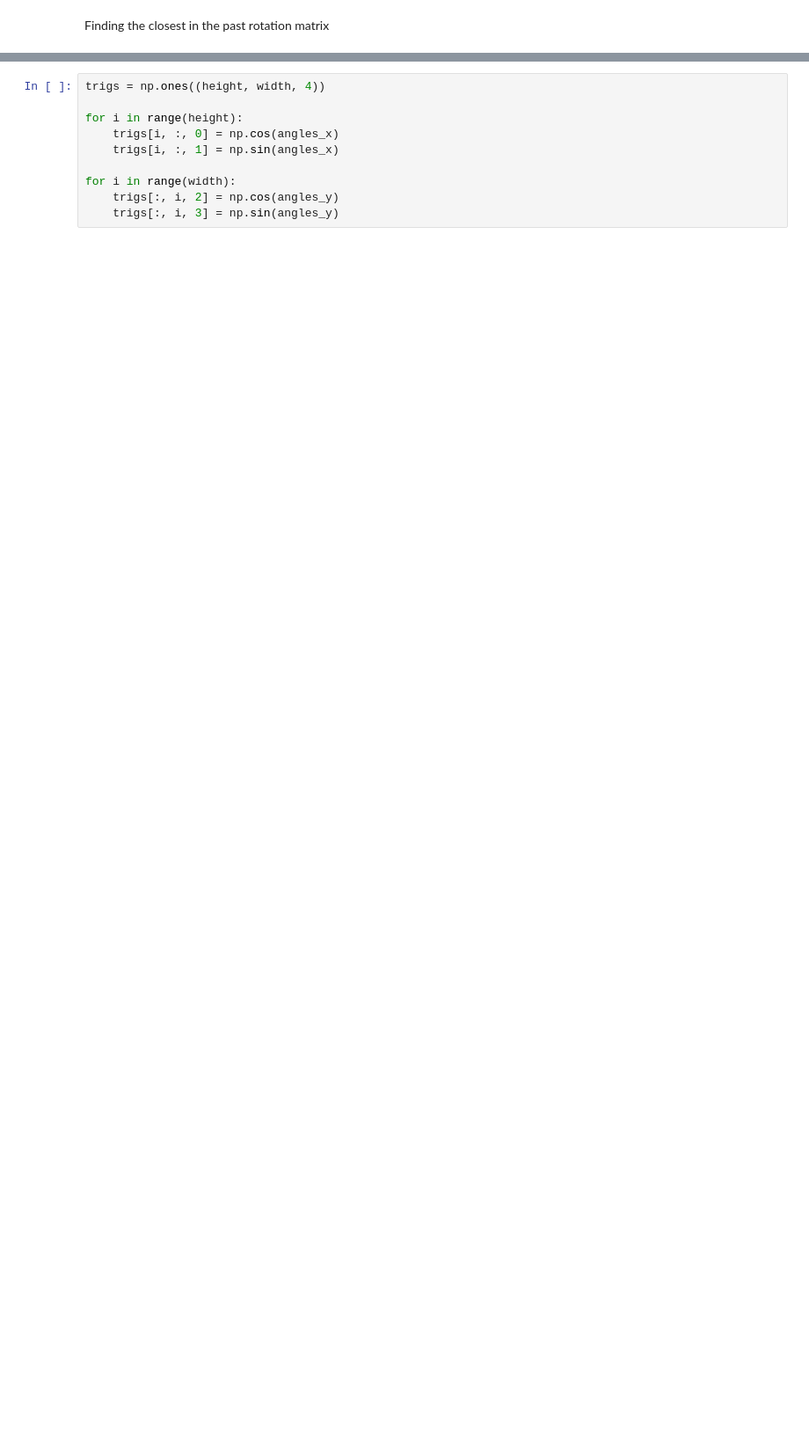
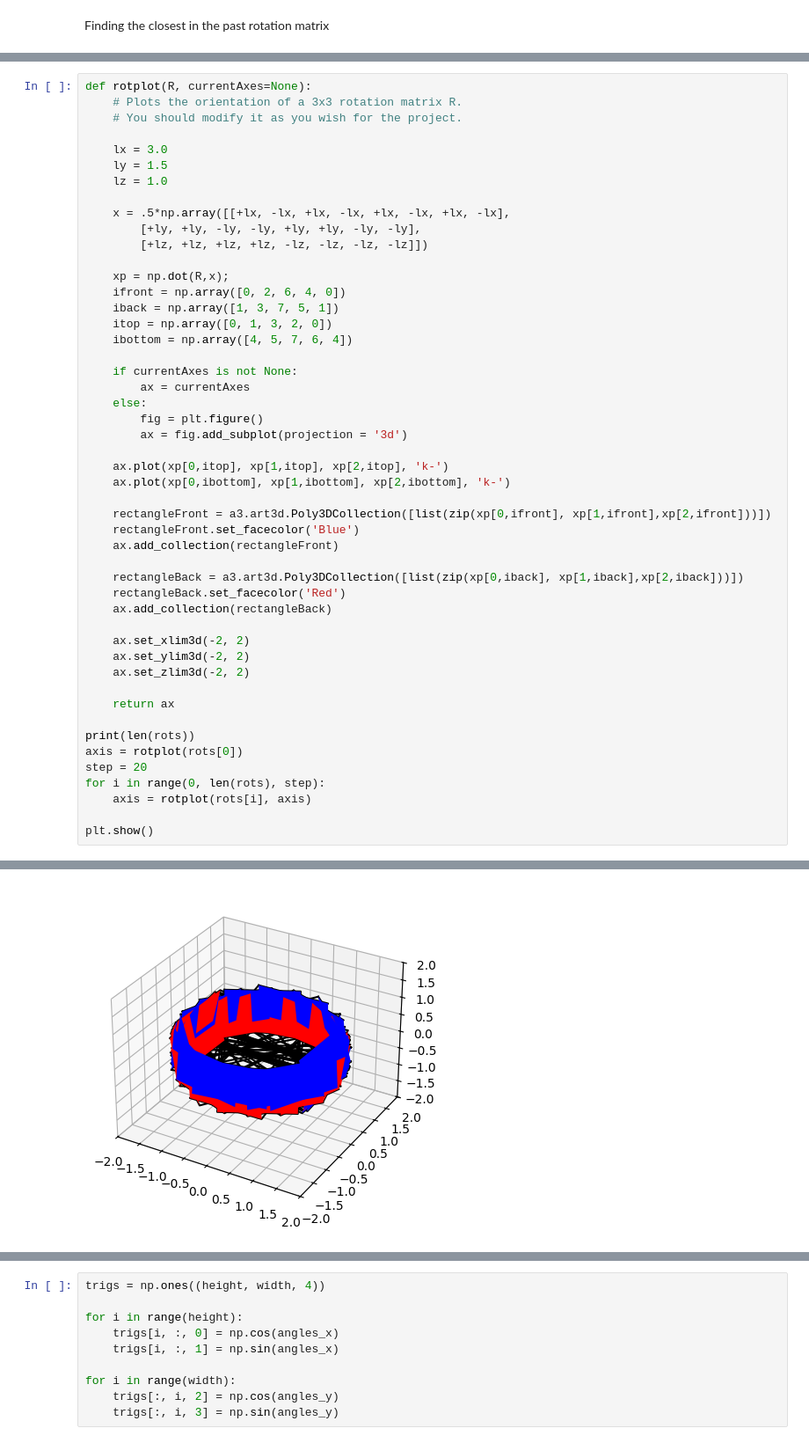
Before and after one commit to pedramaghazadeh/ECE276a, a Jupyter notebook: ECE276A_PR1/part2.ipynb, the cells around one changed output, grey strips where cells are left out. Shown: that part at 88% size. Saved outputs shown, nothing was run; the diff lists cells and outputs as text; blank space fills up the shorter version.

```diff
--- a/ECE276A_PR1/part2.ipynb
+++ b/ECE276A_PR1/part2.ipynb
@@ -65,0 +69,50 @@ print(len(rots), len(camd["cam"]))
+# %%
+def rotplot(R, currentAxes=None):
+	# Plots the orientation of a 3x3 rotation matrix R.
+	# You should modify it as you wish for the project.
+
+	lx = 3.0
+	ly = 1.5
+	lz = 1.0
+
+	x = .5*np.array([[+lx, -lx, +lx, -lx, +lx, -lx, +lx, -lx],
+		[+ly, +ly, -ly, -ly, +ly, +ly, -ly, -ly],
+		[+lz, +lz, +lz, +lz, -lz, -lz, -lz, -lz]])
+
+	xp = np.dot(R,x);
+	ifront = np.array([0, 2, 6, 4, 0])
+	iback = np.array([1, 3, 7, 5, 1])
+	itop = np.array([0, 1, 3, 2, 0])
+	ibottom = np.array([4, 5, 7, 6, 4])
+
+	if currentAxes is not None:
+		ax = currentAxes
+	else:
+		fig = plt.figure()
+		ax = fig.add_subplot(projection = '3d')
+
+	ax.plot(xp[0,itop], xp[1,itop], xp[2,itop], 'k-')
+	ax.plot(xp[0,ibottom], xp[1,ibottom], xp[2,ibottom], 'k-')
+
+	rectangleFront = a3.art3d.Poly3DCollection([list(zip(xp[0,ifront], xp[1,ifront],xp[2,ifront]))])
+	rectangleFront.set_facecolor('Blue')
+	ax.add_collection(rectangleFront)
+
+	rectangleBack = a3.art3d.Poly3DCollection([list(zip(xp[0,iback], xp[1,iback],xp[2,iback]))])
+	rectangleBack.set_facecolor('Red')
+	ax.add_collection(rectangleBack)
+
+	ax.set_xlim3d(-2, 2)
+	ax.set_ylim3d(-2, 2)
+	ax.set_zlim3d(-2, 2)
+
+	return ax
+
+print(len(rots))
+axis = rotplot(rots[0])
+step = 20
+for i in range(0, len(rots), step):
+    axis = rotplot(rots[i], axis)
+
+plt.show()
+# %% [output]
@@ -66,3 +120,4 @@ print(len(rots), len(camd["cam"]))
+[figure, added]
 # %%
 height, width = 240, 320
 fov_x, fov_y = 60, 45
```
Also changed, not shown: parts of 14 cells of this notebook.
